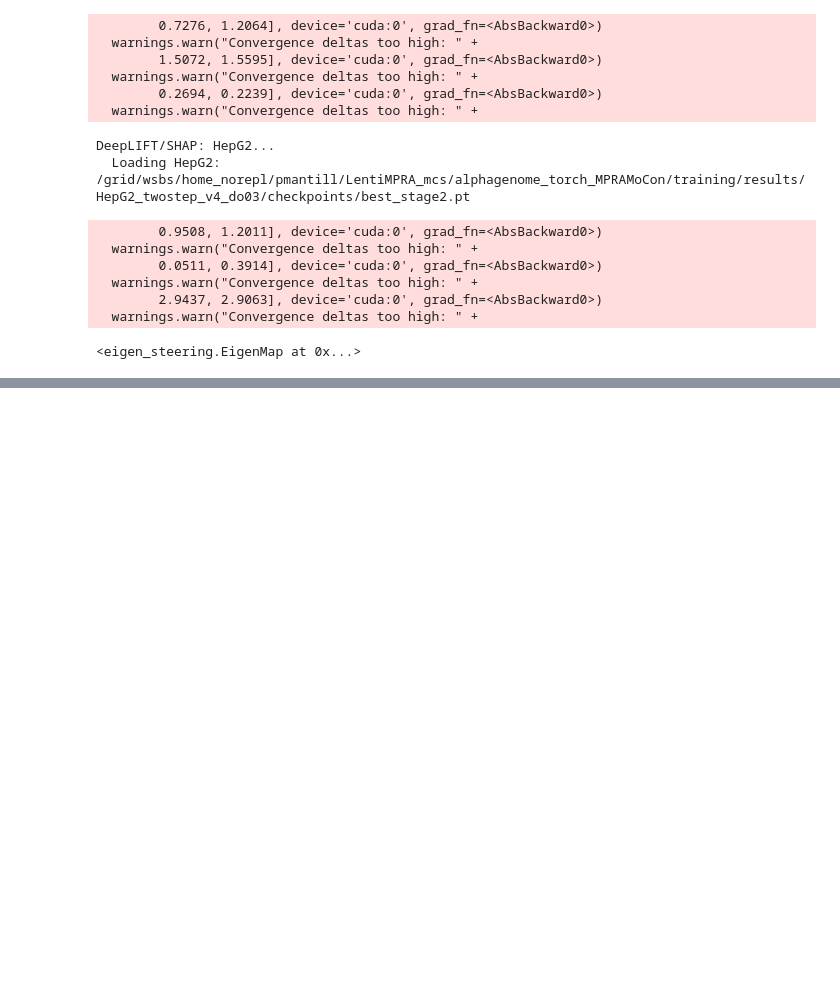
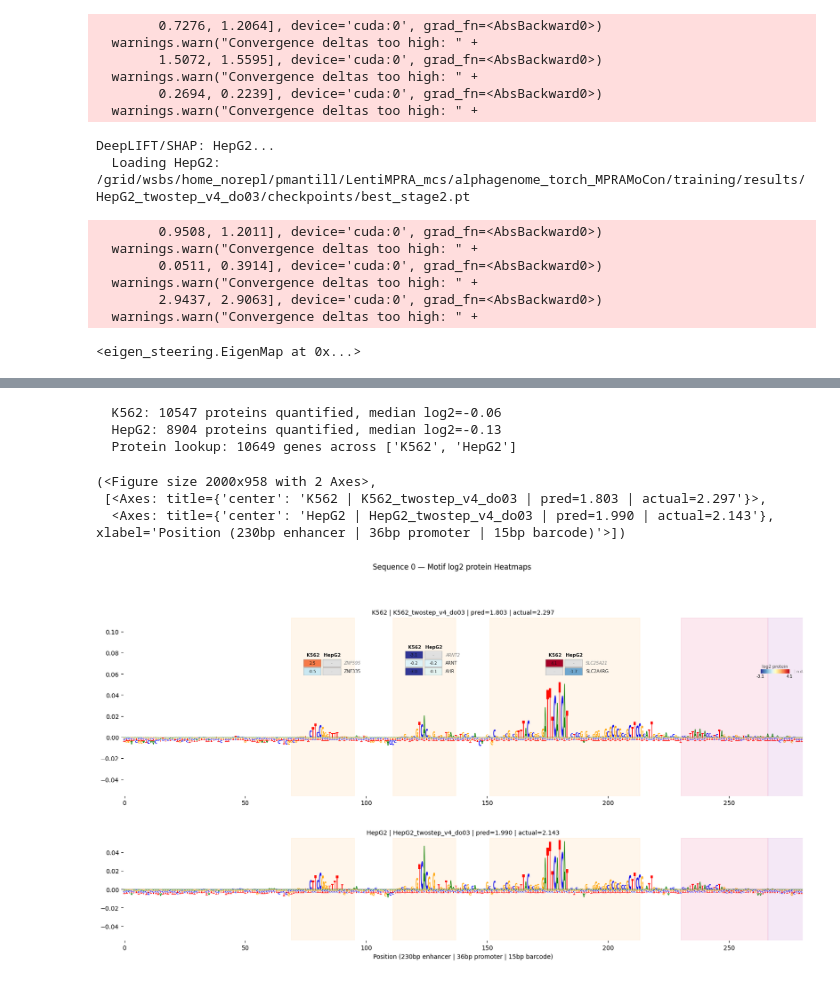
Before and after one commit to pabmantilla/eigen-interactions, a Jupyter notebook: scripts/eigen_steering.ipynb, the cells around one changed output, grey strips where cells are left out. Drawn from its saved outputs; the diff is of its cells as text; code cells hidden in the pictures; blank space fills up the shorter version.

```diff
--- a/scripts/eigen_steering.ipynb
+++ b/scripts/eigen_steering.ipynb
@@ -4,9 +4,13 @@
 Start simple: one sequence that is highly active in both K562 and HepG2.
 DeepLIFT/SHAP attributions through each cell-type model, side by side.
 # %%
-import os, sys, importlib
+import os, sys, importlib, pathlib
 os.environ['CUDA_VISIBLE_DEVICES'] = '0'
 sys.path.insert(0, os.path.abspath(os.path.join(os.getcwd(), '..')))
+
+# Auto-clear stale bytecode so reload() always picks up edits
+for pyc in pathlib.Path('..', '__pycache__').glob('eigen_steering.cpython-*.pyc'):
+    pyc.unlink(missing_ok=True)
 
 import numpy as np
 import pandas as pd
@@ -110,0 +143,20 @@ em.plot_attr_logos_with_motifs(seq_idx=0)
+# %%
+# Auto-clear bytecode + reload
+for pyc in pathlib.Path('..', '__pycache__').glob('eigen_steering.cpython-*.pyc'):
+    pyc.unlink(missing_ok=True)
+importlib.reload(eigen_steering)
+from eigen_steering import EigenMap
+
+# CCLE mass-spec proteomics cross-reference
+em.load_proteome()
+
+# annotation_style='heatmap' or 'bars'
+em.plot_proteome_match(seq_idx=seq_idx, top_k=1, max_paralogs=1, annotation_style='heatmap')
+# %% [output]
+  K562: 10547 proteins quantified, median log2=-0.06
+  HepG2: 8904 proteins quantified, median log2=-0.13
+  Protein lookup: 10649 genes across ['K562', 'HepG2']
+(<Figure size 2000x958 with 2 Axes>,
+ [<Axes: title={'center': 'K562 | K562_twostep_v4_do03 | pred=1.803 | actual=2.297'}>,
+  <Axes: title={'center': 'HepG2 | HepG2_twostep_v4_do03 | pred=1.990 | actual=2.143'}, xlabel='Position (230bp enhancer | 36bp promoter | 15bp barcode)'>])
+[figure, added]
```
Also changed, not shown: parts of 3 cells of this notebook.
